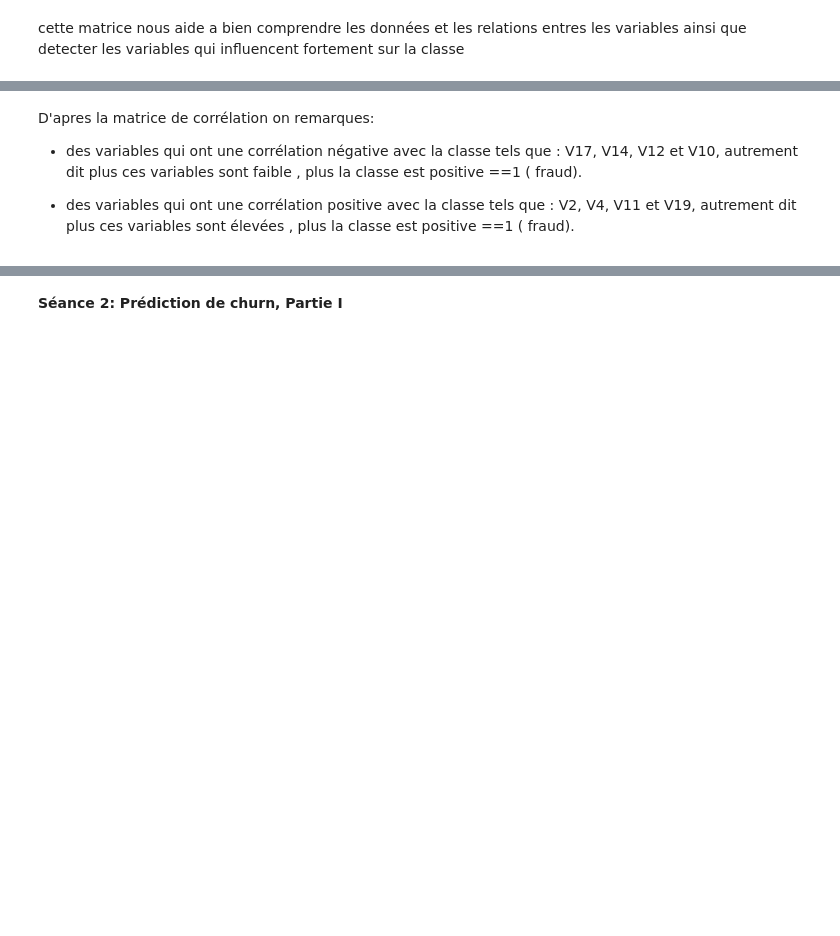
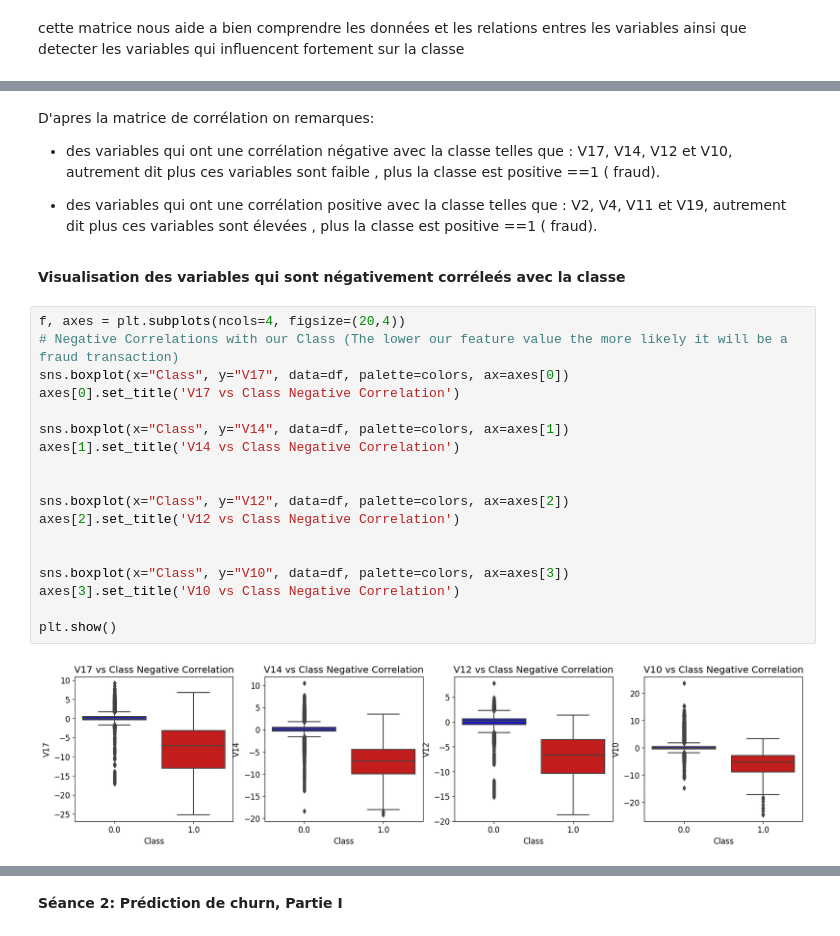
Before and after one commit to hamel-amir/Projet_Machine_learning, a Jupyter notebook: Copie_de_CreditCard.ipynb, the cells around one changed output, grey strips where cells are left out. Cells and saved outputs as stored; diff of their text form; blank space fills up the shorter version.

```diff
--- a/Copie_de_CreditCard.ipynb
+++ b/Copie_de_CreditCard.ipynb
@@ -404,5 +445,27 @@ plt.show()
 # %% [markdown]
 D'apres la matrice de corrélation on remarques:
-*  des variables qui ont une corrélation négative avec la classe tels que : V17, V14, V12 et V10, autrement dit plus ces variables sont faible , plus la classe est positive ==1 ( fraud).
+*  des variables qui ont une corrélation négative avec la classe telles que : V17, V14, V12 et V10, autrement dit plus ces variables sont faible , plus la classe est positive ==1 ( fraud).
 
-* des variables qui ont une corrélation positive avec la classe tels que : V2, V4, V11 et V19, autrement dit plus ces variables sont élevées , plus la classe est positive ==1 ( fraud).
+* des variables qui ont une corrélation positive avec la classe telles que : V2, V4, V11 et V19, autrement dit plus ces variables sont élevées , plus la classe est positive ==1 ( fraud).
+# %% [markdown]
+**Visualisation des variables qui sont négativement corréleés avec la classe**
+# %%
+f, axes = plt.subplots(ncols=4, figsize=(20,4))
+# Negative Correlations with our Class (The lower our feature value the more likely it will be a fraud transaction)
+sns.boxplot(x="Class", y="V17", data=df, palette=colors, ax=axes[0])
+axes[0].set_title('V17 vs Class Negative Correlation')
+
+sns.boxplot(x="Class", y="V14", data=df, palette=colors, ax=axes[1])
+axes[1].set_title('V14 vs Class Negative Correlation')
+
+
+sns.boxplot(x="Class", y="V12", data=df, palette=colors, ax=axes[2])
+axes[2].set_title('V12 vs Class Negative Correlation')
+
+
+sns.boxplot(x="Class", y="V10", data=df, palette=colors, ax=axes[3])
+axes[3].set_title('V10 vs Class Negative Correlation')
+
+plt.show()
+# %% [output]
+[figure, added]
```
Also changed, not shown: parts of 130 cells of this notebook.
